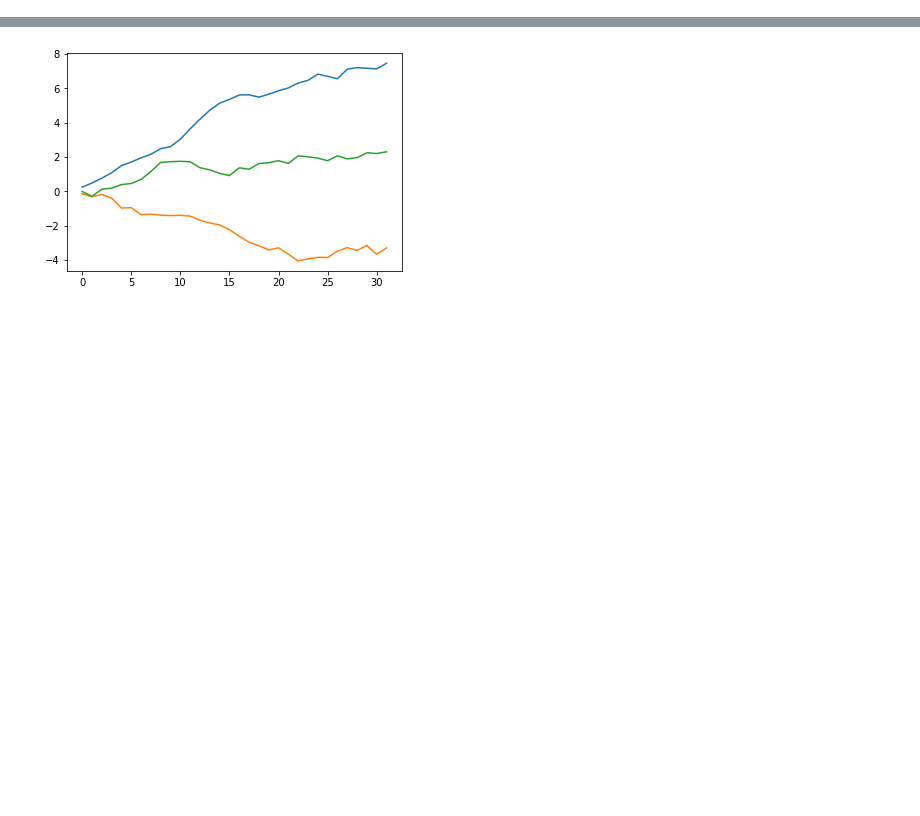
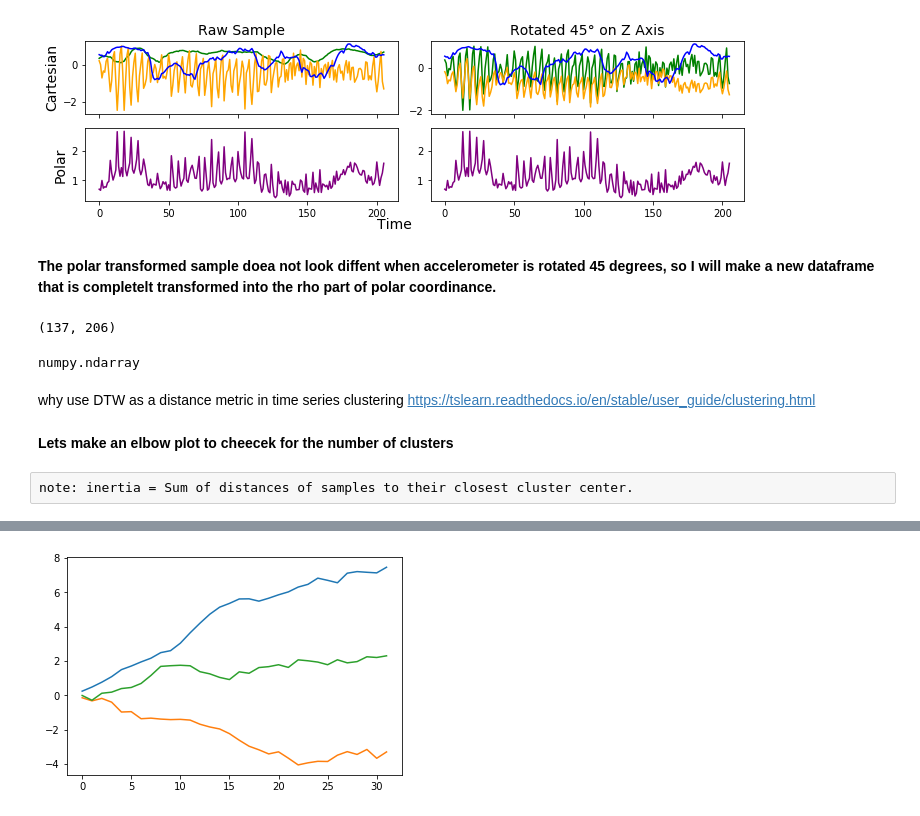
Before and after one commit to Iguanacolossus/Capstone3-TBA, a Jupyter notebook: notebooks/HAR.ipynb, the cells around one changed output, grey strips where cells are left out. Drawn from its saved outputs; the diff is of its cells as text; code cells hidden in the pictures; blank space fills up the shorter version.

```diff
--- a/notebooks/HAR.ipynb
+++ b/notebooks/HAR.ipynb
@@ -122,0 +119,44 @@ for i in range(3):
+# %%
+##convert to the rho component of polar coordinance
+def to_rho(x,y,z):
+    rho = np.sqrt(x**2 + y**2 + z**2)
+    return rho
+# %%
+## convert x,y,and z array to rho array
+def cart_to_polar(x_array,y_array,z_array):
+    rho = np.array([])
+    for i in range(len(x_array)):
+        rho = np.append(rho,to_rho(x_array[i],y_array[i],z_array[i]))
+    return rho
+# %%
+rho_raw = cart_to_polar(x,y,z)
+# %%
+rho_45 = cart_to_polar(x_45,y_45,z_45)
+# %%
+fig, axs = plt.subplots(2,2,figsize=(10,3),sharex=True)
+axs[0][0].plot(x,color="green")
+axs[0][0].plot(y,color='orange')
+axs[0][0].plot(z,color='blue')
+
+axs[0][1].plot(x_45,color="green")
+axs[0][1].plot(y_45,color='orange')
+axs[0][1].plot(z_45,color='blue')
+
+degree_sign = u"\N{DEGREE SIGN}"
+axs[0][0].set_ylabel('Cartesian',size=14)
+axs[0][0].set_title('Raw Sample',size=14)
+axs[0][1].set_title(f'Rotated 45{degree_sign} on Z Axis',size=14)
+
+axs[1][0].plot(rho_raw,color="purple")
+axs[1][1].plot(rho_45,color="purple")
+
+axs[1][0].set_ylabel('Polar',size=14)
+fig.text(0.5, -.0, 'Time', ha='center',size=14)
+
+plt.tight_layout()
+
+#plt.savefig('../images/compare_coords.png')
+# %% [output]
+[figure, added]
+# %% [markdown]
+**The polar transformed sample doea not look diffent when accelerometer is rotated 45 degrees, so I will make a new dataframe that is completelt transformed into the rho part of polar coordinance.**
@@ -123,2 +194,10 @@ for i in range(3):
+# %%
+rho_df_train.shape
+# %% [output]
+(137, 206)
+# %%
+type(rho_df_train)
+# %% [output]
+numpy.ndarray
 # %%
 from tslearn.clustering import TimeSeriesKMeans
@@ -126,0 +204,6 @@ km = TimeSeriesKMeans(n_clusters=3, metric="euclidean", max_iter=5,random_state=
+# %% [markdown]
+why use DTW as a distance metric in time series clustering https://tslearn.readthedocs.io/en/stable/user_guide/clustering.html
+# %% [markdown]
+**Lets make an elbow plot to cheecek for the number of clusters**
+# %% [raw]
+note: inertia = Sum of distances of samples to their closest cluster center.
```
Also changed, not shown: parts of 65 cells of this notebook, 4 other files.
